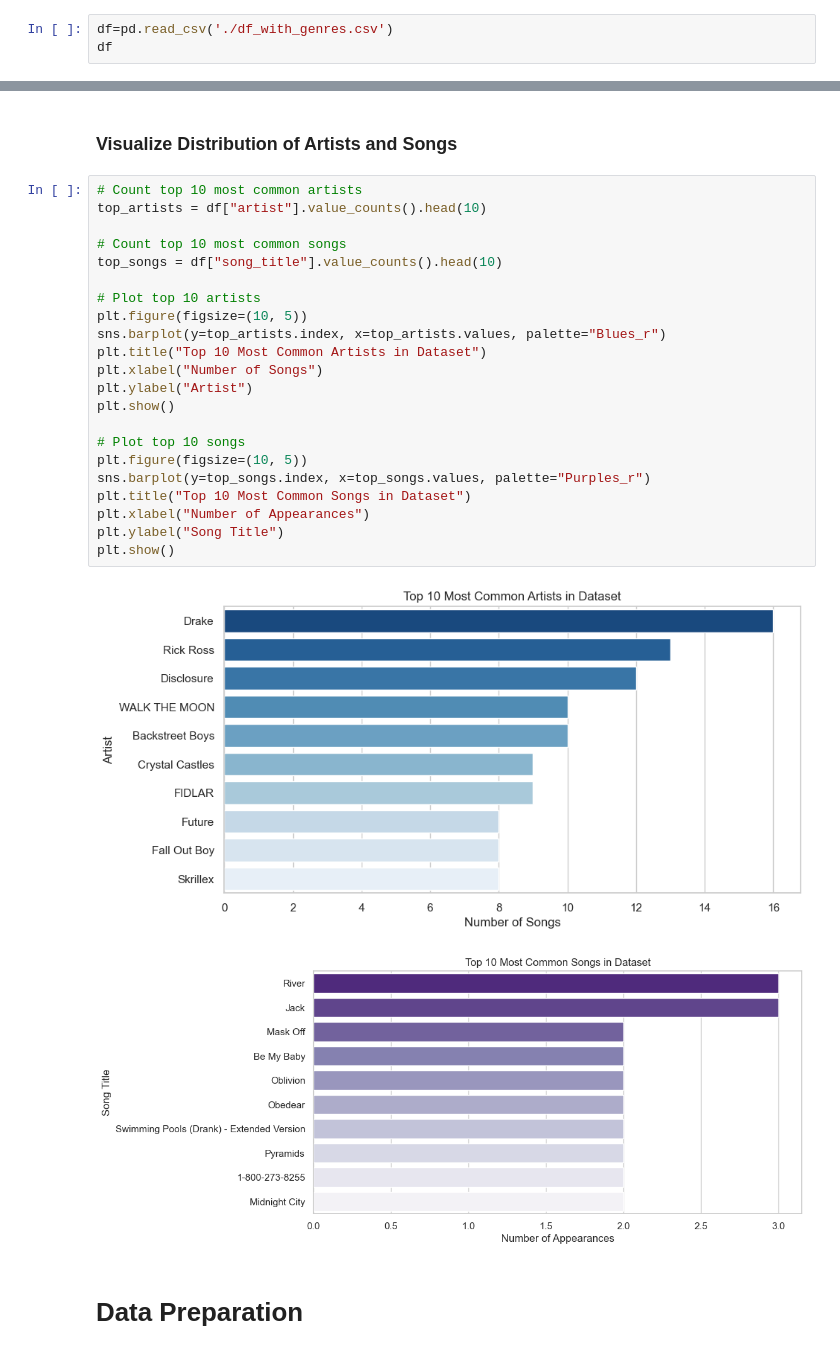
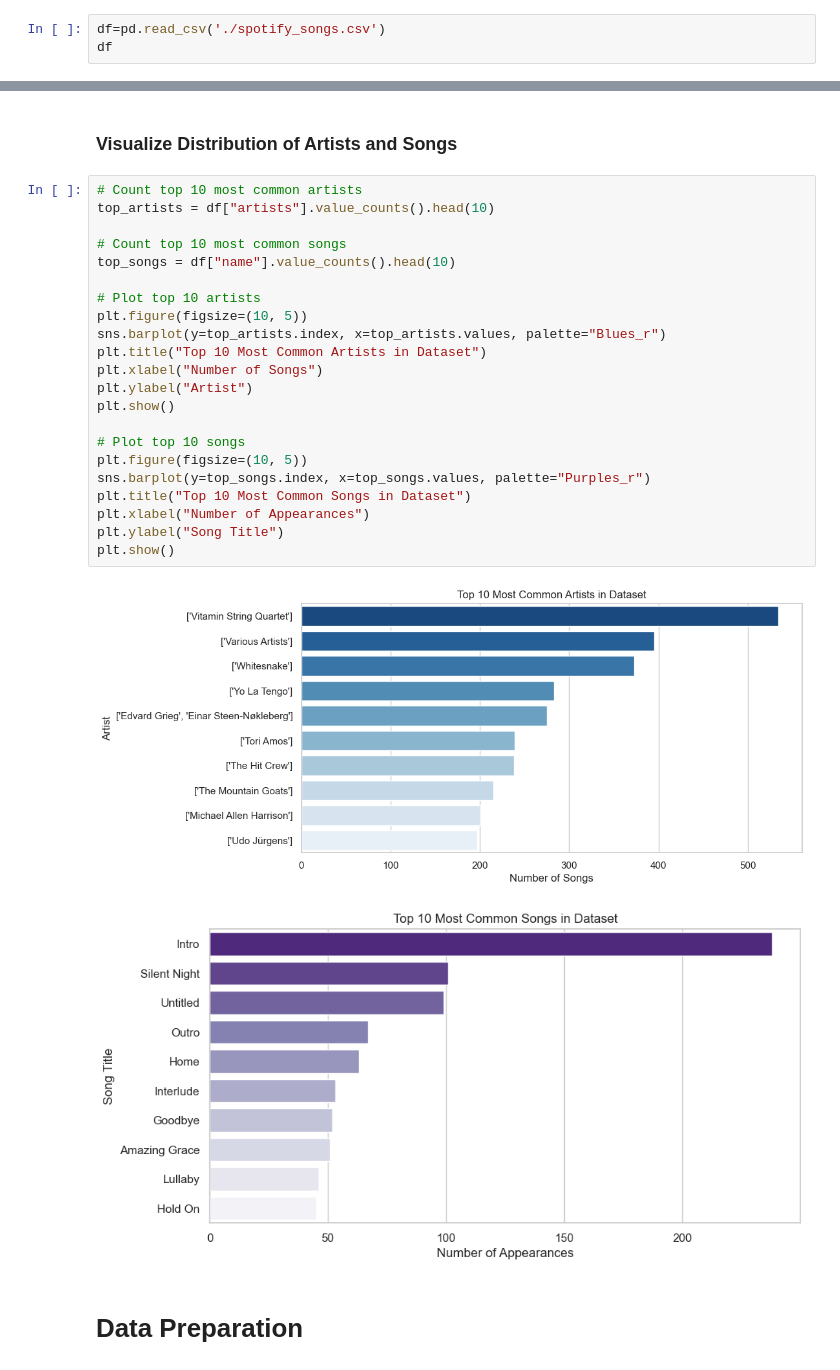
Before and after one commit to hannahdallas/captstone, a Jupyter notebook: notebook.ipynb, the cells around one changed output, grey strips where cells are left out. Cells and saved outputs as stored; diff of their text form.

Commit message:
Added new dataset and reduced song quantity to improve speed

```diff
--- a/notebook.ipynb
+++ b/notebook.ipynb
@@ -35,6 +54,6 @@ import warnings
 warnings.simplefilter(action='ignore', category=FutureWarning)
 warnings.simplefilter(action='ignore', category=UserWarning)
 # %%
-df=pd.read_csv('./df_with_genres.csv')
+df=pd.read_csv('./spotify_songs.csv')
 df
 # %% [output]
@@ -95,29 +115,29 @@ plt.show()
 ### Visualize Distribution of Artists and Songs
 # %%
 # Count top 10 most common artists
-top_artists = df["artist"].value_counts().head(10)
+top_artists = df["artists"].value_counts().head(10)
 
 # Count top 10 most common songs
-top_songs = df["song_title"].value_counts().head(10)
+top_songs = df["name"].value_counts().head(10)
 
 # Plot top 10 artists
 plt.figure(figsize=(10, 5))
 sns.barplot(y=top_artists.index, x=top_artists.values, palette="Blues_r")
 plt.title("Top 10 Most Common Artists in Dataset")
 plt.xlabel("Number of Songs")
 plt.ylabel("Artist")
 plt.show()
 
 # Plot top 10 songs
 plt.figure(figsize=(10, 5))
 sns.barplot(y=top_songs.index, x=top_songs.values, palette="Purples_r")
 plt.title("Top 10 Most Common Songs in Dataset")
 plt.xlabel("Number of Appearances")
 plt.ylabel("Song Title")
 plt.show()
 # %% [output]
-[figure, old version]
+[figure, new version]
-[figure, old version]
+[figure, new version]
 # %% [markdown]
 # Data Preparation
 # %% [markdown]
```
Also changed, not shown: parts of 75 cells of this notebook.
